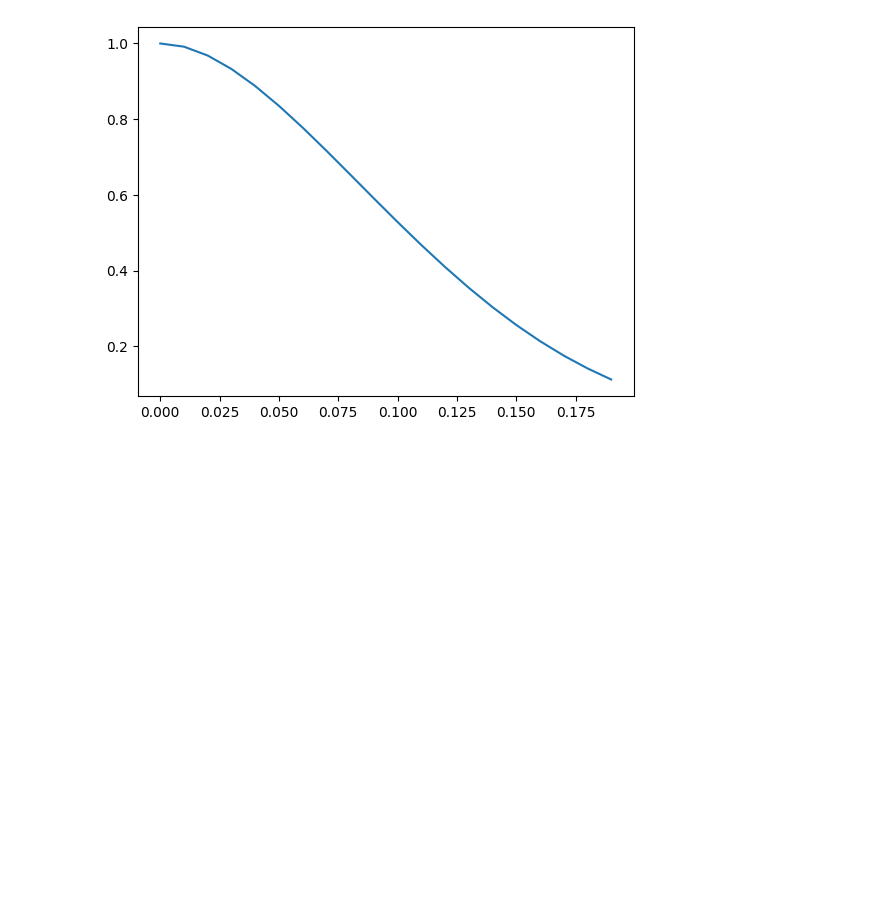
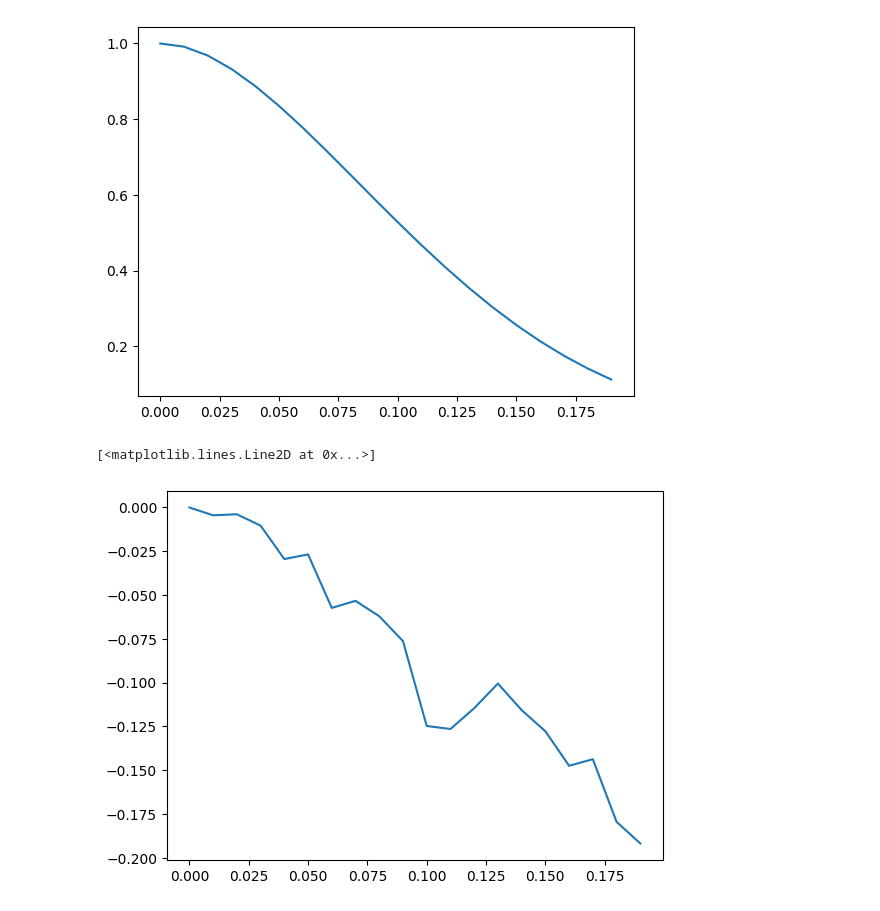
Before and after one commit to 3musqeteers/error-correqtion, a Jupyter notebook: fivequbits.ipynb, the cells around one changed output. Cells and saved outputs as stored; diff of their text form; code cells hidden in the pictures; blank space fills up the shorter version.

```diff
--- a/fivequbits.ipynb
+++ b/fivequbits.ipynb
@@ -276,3 +272,9 @@ plt.plot([mesh_size*p for p in range(num_datapoints)], [(1-3*mesh_size*p)**5+5*3
 # %% [output]
 [<matplotlib.lines.Line2D at 0x...>]
 [figure]
+# %%
+#plot the difference: probability of getting a stabilizer?
+plt.plot([mesh_size*p for p in range(num_datapoints)], [(1-3*mesh_size*p)**5+5*3*mesh_size*p*(1-3*mesh_size*p)**4 - success_rate[p] for p in range(num_datapoints)])
+# %% [output]
+[<matplotlib.lines.Line2D at 0x...>]
+[figure, added]
```
Also changed, not shown: parts of 6 cells of this notebook.
